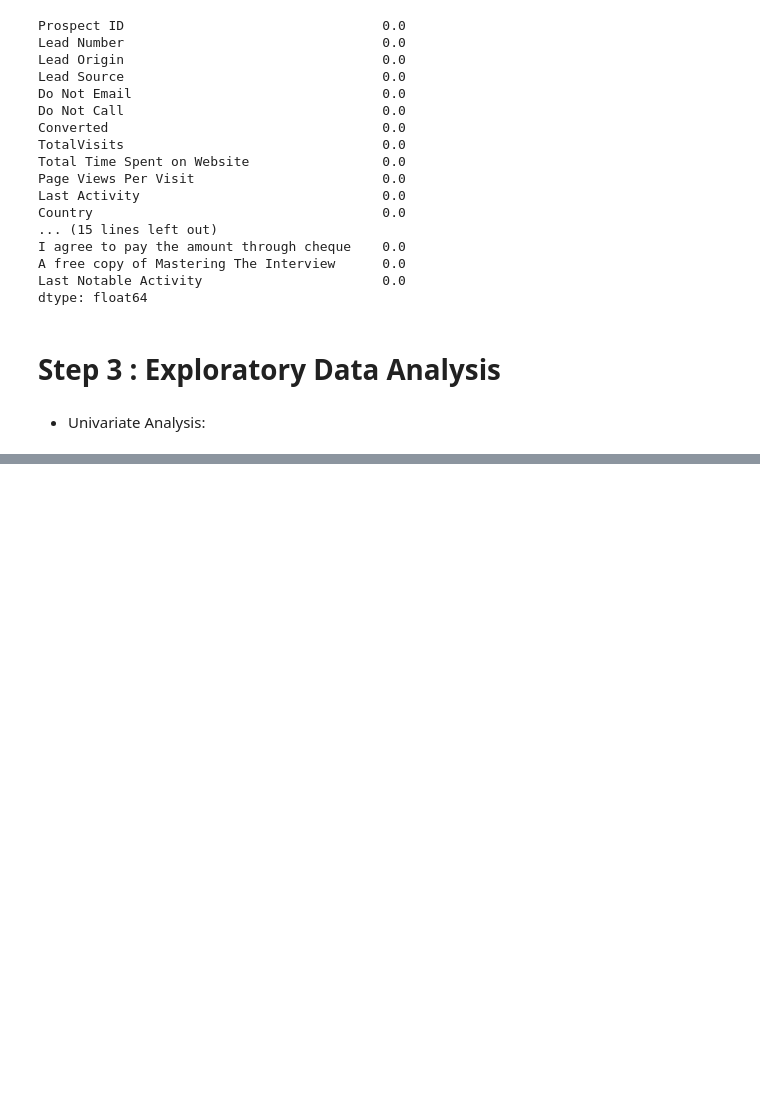
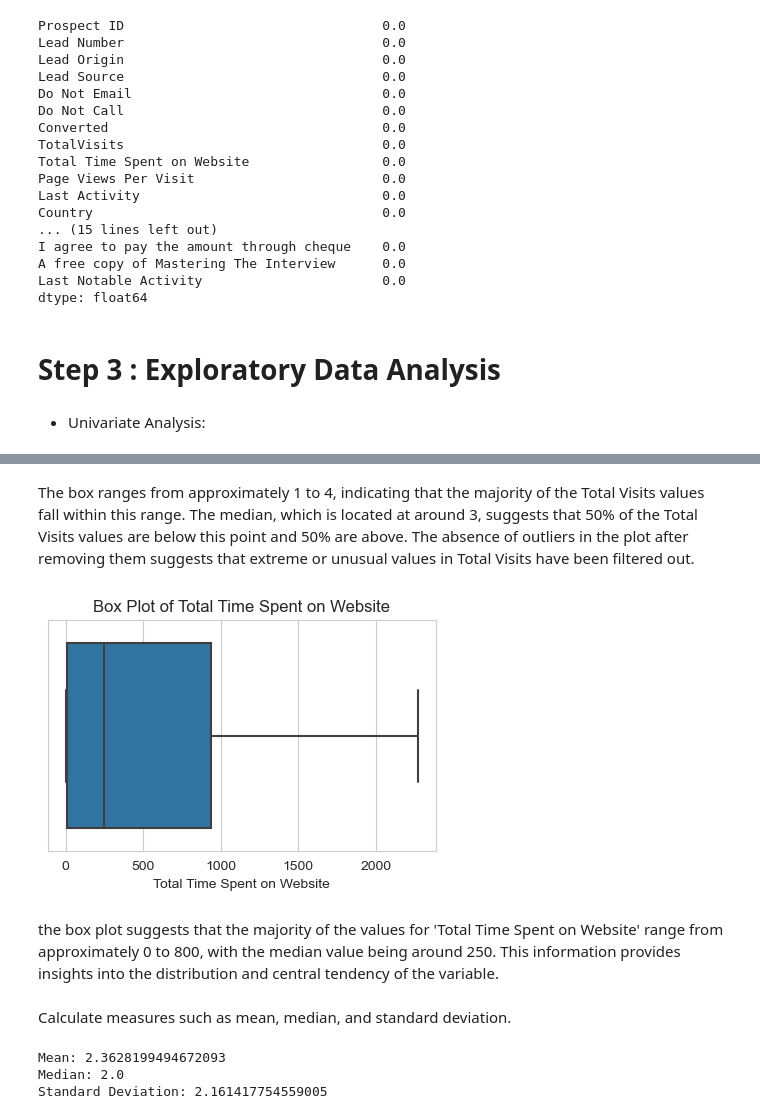
Before and after one commit to kunalworldwide/Lead-Scoring-Case-study, a Jupyter notebook: Lead-scoring-assignments.ipynb, the cells around one changed output, grey strips where cells are left out. Saved outputs shown, nothing was run; the diff lists cells and outputs as text; code cells hidden in the pictures; blank space fills up the shorter version.

```diff
--- a/Lead-scoring-assignments.ipynb
+++ b/Lead-scoring-assignments.ipynb
@@ -277,0 +321,24 @@ dtype: float64
+# %% [markdown]
+The box ranges from approximately 1 to 4, indicating that the majority of the Total Visits values fall within this range.
+The median, which is located at around 3, suggests that 50% of the Total Visits values are below this point and 50% are above.
+The absence of outliers in the plot after removing them suggests that extreme or unusual values in Total Visits have been filtered out.
+# %%
+plt.figure(figsize=(5, 3))
+sns.boxplot(x=df['Total Time Spent on Website'])
+plt.xlabel('Total Time Spent on Website')
+plt.title('Box Plot of Total Time Spent on Website')
+plt.show()
+# %% [output]
+[figure, added]
+# %% [markdown]
+the box plot suggests that the majority of the values for 'Total Time Spent on Website' range from approximately 0 to 800, with the median value being around 250. This information provides insights into the distribution and central tendency of the variable.
+# %% [markdown]
+Calculate measures such as mean, median, and standard deviation.
+# %%
+print('Mean:', df['Page Views Per Visit'].mean())
+print('Median:', df['Page Views Per Visit'].median())
+print('Standard Deviation:', df['Page Views Per Visit'].std())
+# %% [output]
+Mean: 2.3628199494672093
+Median: 2.0
+Standard Deviation: 2.161417754559005
```
Also changed, not shown: parts of 14 cells of this notebook.
